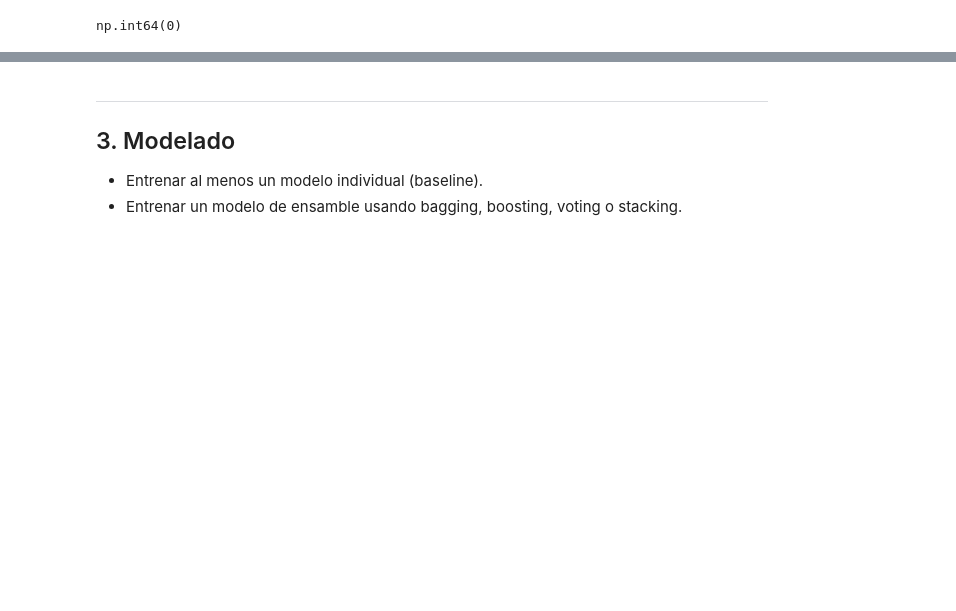
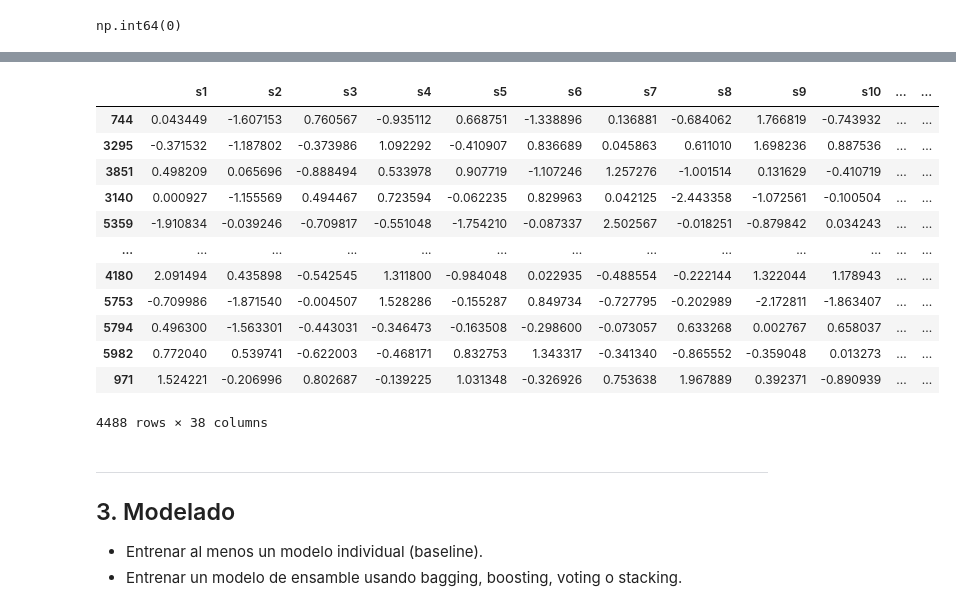
Before and after one commit to Frafcis/Deep_learning_UBB, a Jupyter notebook: Tarea1_DL.ipynb, the cells around one changed output, grey strips where cells are left out. Saved outputs shown, nothing was run; the diff lists cells and outputs as text; code cells hidden in the pictures; blank space fills up the shorter version.

```diff
--- a/Tarea1_DL.ipynb
+++ b/Tarea1_DL.ipynb
@@ -125,3 +527,19 @@ Transformación a datos numéricos, eliminación de columnas redundantes, imputa
+# %%
+X_train_clean
+# %% [output]
+|  | s1 | s2 | s3 | s4 | s5 | s6 | s7 | s8 | s9 | s10 | ... | ... |
+| 744 | 0.043449 | -1.607153 | 0.760567 | -0.935112 | 0.668751 | -1.338896 | 0.136881 | -0.684062 | 1.766819 | -0.743932 | ... | ... |
+| 3295 | -0.371532 | -1.187802 | -0.373986 | 1.092292 | -0.410907 | 0.836689 | 0.045863 | 0.611010 | 1.698236 | 0.887536 | ... | ... |
+| 3851 | 0.498209 | 0.065696 | -0.888494 | 0.533978 | 0.907719 | -1.107246 | 1.257276 | -1.001514 | 0.131629 | -0.410719 | ... | ... |
+| 3140 | 0.000927 | -1.155569 | 0.494467 | 0.723594 | -0.062235 | 0.829963 | 0.042125 | -2.443358 | -1.072561 | -0.100504 | ... | ... |
+| 5359 | -1.910834 | -0.039246 | -0.709817 | -0.551048 | -1.754210 | -0.087337 | 2.502567 | -0.018251 | -0.879842 | 0.034243 | ... | ... |
+| ... | ... | ... | ... | ... | ... | ... | ... | ... | ... | ... | ... | ... |
+| 4180 | 2.091494 | 0.435898 | -0.542545 | 1.311800 | -0.984048 | 0.022935 | -0.488554 | -0.222144 | 1.322044 | 1.178943 | ... | ... |
+| 5753 | -0.709986 | -1.871540 | -0.004507 | 1.528286 | -0.155287 | 0.849734 | -0.727795 | -0.202989 | -2.172811 | -1.863407 | ... | ... |
+| 5794 | 0.496300 | -1.563301 | -0.443031 | -0.346473 | -0.163508 | -0.298600 | -0.073057 | 0.633268 | 0.002767 | 0.658037 | ... | ... |
+| 5982 | 0.772040 | 0.539741 | -0.622003 | -0.468171 | 0.832753 | 1.343317 | -0.341340 | -0.865552 | -0.359048 | 0.013273 | ... | ... |
+| 971 | 1.524221 | -0.206996 | 0.802687 | -0.139225 | 1.031348 | -0.326926 | 0.753638 | 1.967889 | 0.392371 | -0.890939 | ... | ... |
+4488 rows × 38 columns
 # %% [markdown]
 ---
 
```
Also changed, not shown: parts of 41 cells of this notebook.
